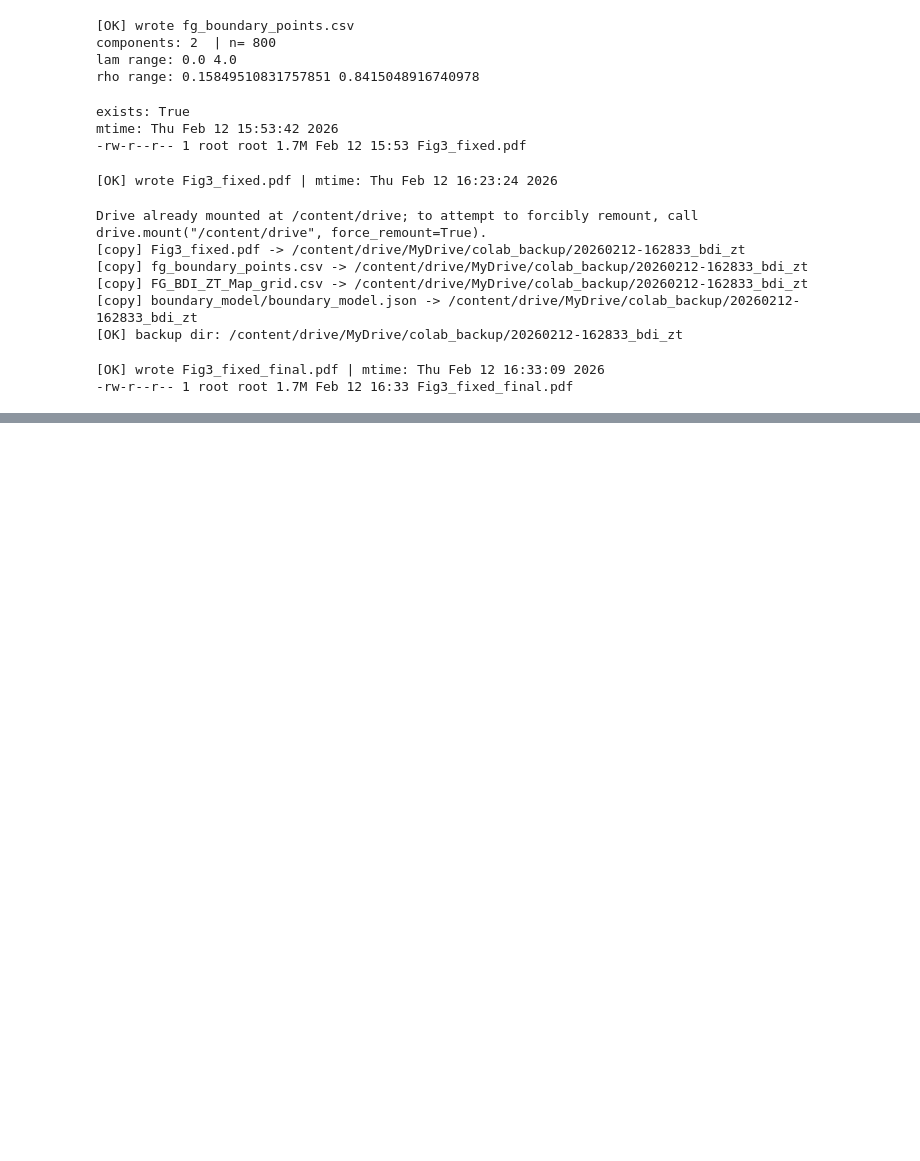
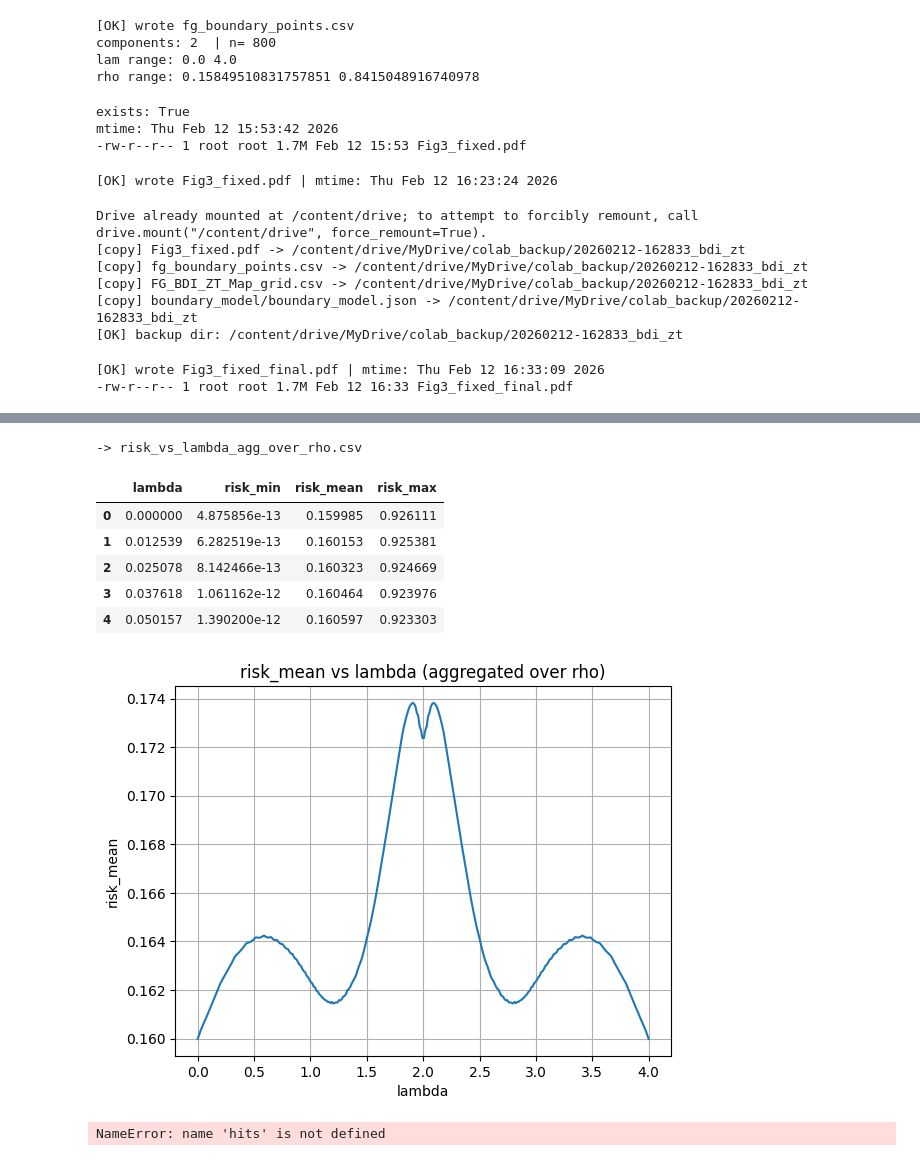
Before and after one commit to MacKumachin/Clifford-FBSM-SignalControl, a Jupyter notebook: Untitled53.ipynb, the cells around one changed output, grey strips where cells are left out. Drawn from its saved outputs; the diff is of its cells as text; code cells hidden in the pictures; blank space fills up the shorter version.

```diff
--- a/Untitled53.ipynb
+++ b/Untitled53.ipynb
@@ -2342,0 +2814,24 @@ print("[OK] wrote", OUT_PDF, "| mtime:", time.ctime(os.path.getmtime(OUT_PDF)))
+# %%
+import pandas as pd
+import os, glob
+
+# だいたいここにある前提（見つからなければ下でglobで拾う）
+CAND = [
+    "FG_BDI_ZT_Map_grid.csv",
+    "/content/FG_BDI_ZT_Map_grid.csv",
+    "/content/drive/MyDrive/FG_BDI_ZT_Map_grid.csv",
+]
+path = None
+for p in CAND:
+    if os.path.exists(p):
+        path = p
+        break
+if path is None:
+    hits = glob.glob("/content/drive/MyDrive/**/*.csv", recursive=True)
+    hits = [h for h in hits if os.path.basename(h) == "FG_BDI_ZT_Map_grid.csv"]
+    path = hits[0] if hits else None
+
+print("PATH =", path)
+df = pd.read_csv(path)
+print("COLUMNS =", list(df.columns))
+display(df.head())
@@ -2342,0 +2898,34 @@ print("[OK] wrote", OUT_PDF, "| mtime:", time.ctime(os.path.getmtime(OUT_PDF)))
+# %%
+g = df.groupby(col_lam)[col_risk].agg(["min","mean","max"]).reset_index()
+g = g.rename(columns={col_lam:"lambda", "min":"risk_min", "mean":"risk_mean", "max":"risk_max"})
+out_path = "risk_vs_lambda_agg_over_rho.csv"
+g.to_csv(out_path, index=False)
+
+print("->", out_path)
+display(g.head())
+
+import matplotlib.pyplot as plt
+plt.figure()
+plt.plot(g["lambda"], g["risk_mean"])
+plt.xlabel("lambda")
+plt.ylabel("risk_mean")
+plt.title("risk_mean vs lambda (aggregated over rho)")
+plt.grid(True)
+plt.show()
+# %% [output]
+-> risk_vs_lambda_agg_over_rho.csv
+|  | lambda | risk_min | risk_mean | risk_max |
+| 0 | 0.000000 | 4.875856e-13 | 0.159985 | 0.926111 |
+| 1 | 0.012539 | 6.282519e-13 | 0.160153 | 0.925381 |
+| 2 | 0.025078 | 8.142466e-13 | 0.160323 | 0.924669 |
+| 3 | 0.037618 | 1.061162e-12 | 0.160464 | 0.923976 |
+| 4 | 0.050157 | 1.390200e-12 | 0.160597 | 0.923303 |
+[figure, added]
+# %%
+p = hits[0]   # ←気になるやつに変更
+tmp = pd.read_csv(p)
+print(p)
+print(tmp.columns)
+display(tmp.head())
+# %% [output]
+NameError: name 'hits' is not defined
```
Also changed, not shown: parts of 14 cells of this notebook.
